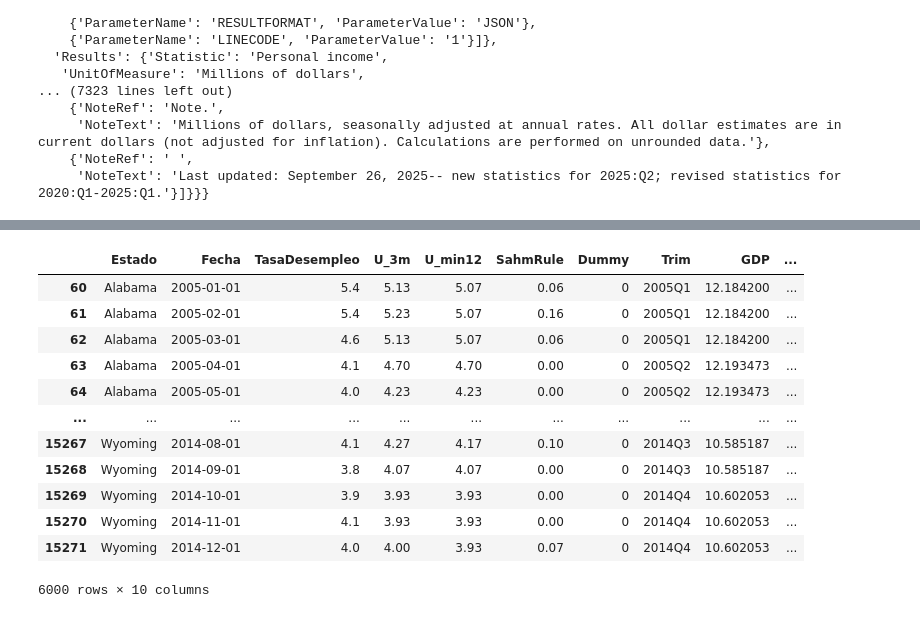
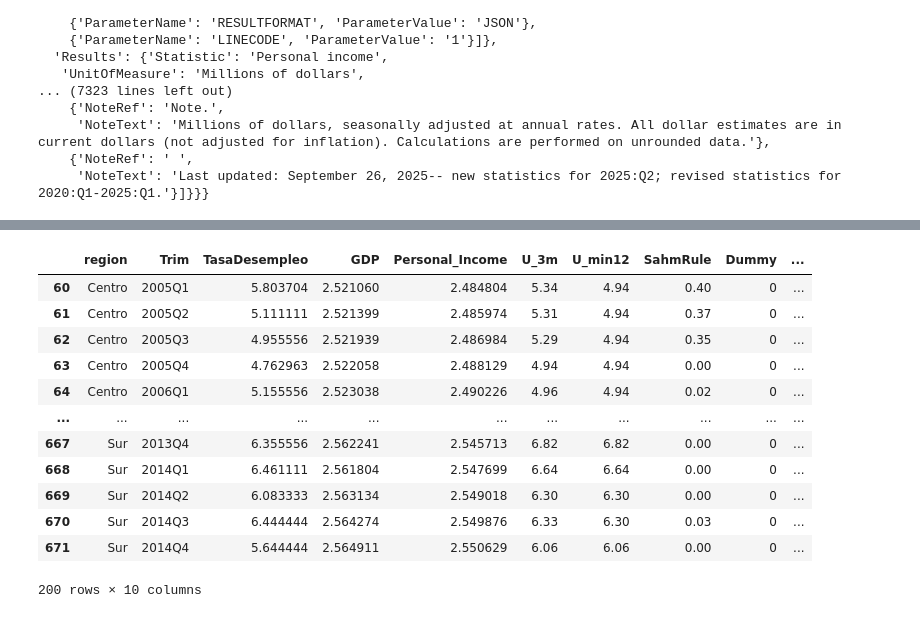
Before and after one commit to Jota-leals/Modelos, a Jupyter notebook: datos_cox.ipynb, the cells around one changed output, grey strips where cells are left out. Saved outputs shown, nothing was run; the diff lists cells and outputs as text; code cells hidden in the pictures.

```diff
--- a/datos_cox.ipynb
+++ b/datos_cox.ipynb
@@ -84,9 +85,10 @@ registros = []
 series = list(estados.values())
 
 for start, end in rangos:
-    for i in range(0, len(series), 25):  # La API solo acepta 25 series por consulta
+    for i in range(0, len(series), 25):
         bloque = series[i:i+25]
         payload = {
+            "registrationKey": bls_api,
             "seriesid": bloque,
             "startyear": str(start),
             "endyear": str(end)
@@ -114,10 +116,6 @@ df = df.sort_values(["Estado", "Fecha"]).reset_index(drop=True)
 df = df[df['Estado'] != 'New York city']
 df = df[df['Estado'] != 'Los Angeles County']
 df = df[['Estado','Fecha','TasaDesempleo']]
-df['U_3m'] = df.groupby('Estado')['TasaDesempleo'].transform(lambda x: x.rolling(3, min_periods = 3).mean().round(2))
-df['U_min12']= df.groupby('Estado')['U_3m'].transform(lambda x: x.rolling(12, min_periods = 12).min().round(2))
-df['SahmRule'] = (df['U_3m']-df['U_min12']).round(2)
-df['Dummy'] = (df['SahmRule'] >=0.5).astype(int)
 df['Trim'] = df['Fecha'].dt.to_period('Q').astype(str)
 df
 # %% [output]
@@ -360,0 +399,5 @@ base_cox = pd.merge(
+# %%
+base_cox['Abr'] = base_cox['Estado'].map(state_abbr)
+base_cox['region'] = base_cox['Abr'].map(state_region_map)
+base_cox =  base_cox.groupby(["region", "Trim"])[['TasaDesempleo',"GDP", "Personal_Income"]].mean().reset_index()
+base_cox
@@ -360,0 +418,6 @@ base_cox = pd.merge(
+# %%
+base_cox['U_3m'] = base_cox.groupby('region')['TasaDesempleo'].transform(lambda x: x.rolling(3, min_periods = 3).mean().round(2))
+base_cox['U_min12']= base_cox.groupby('region')['U_3m'].transform(lambda x: x.rolling(12, min_periods = 12).min().round(2))
+base_cox['SahmRule'] = (base_cox['U_3m']-base_cox['U_min12']).round(2)
+base_cox['Dummy'] = (base_cox['SahmRule'] >=0.5).astype(int)
+base_cox
@@ -377,21 +454,21 @@ base_cox
 # %%
 base_cox = base_cox[base_cox['Trim']>='2005-01-01']
 base_cox = base_cox[base_cox['Trim']<'2015-01-01']
 base_cox['GDP'] = np.log(base_cox['GDP'])
 base_cox['Personal_Income']=np.log(base_cox['Personal_Income'])
-base_cox = base_cox[['Estado','Fecha','TasaDesempleo']]
+base_cox['Fecha'] = pd.PeriodIndex(base_cox['Trim'], freq='Q').to_timestamp()
 base_cox
 # %% [output]
-|  | Estado | Fecha | TasaDesempleo | U_3m | U_min12 | SahmRule | Dummy | Trim | GDP | ... |
-| 60 | Alabama | 2005-01-01 | 5.4 | 5.13 | 5.07 | 0.06 | 0 | 2005Q1 | 12.184200 | ... |
-| 61 | Alabama | 2005-02-01 | 5.4 | 5.23 | 5.07 | 0.16 | 0 | 2005Q1 | 12.184200 | ... |
-| 62 | Alabama | 2005-03-01 | 4.6 | 5.13 | 5.07 | 0.06 | 0 | 2005Q1 | 12.184200 | ... |
-| 63 | Alabama | 2005-04-01 | 4.1 | 4.70 | 4.70 | 0.00 | 0 | 2005Q2 | 12.193473 | ... |
-| 64 | Alabama | 2005-05-01 | 4.0 | 4.23 | 4.23 | 0.00 | 0 | 2005Q2 | 12.193473 | ... |
+|  | region | Trim | TasaDesempleo | GDP | Personal_Income | U_3m | U_min12 | SahmRule | Dummy | ... |
+| 60 | Centro | 2005Q1 | 5.803704 | 2.521060 | 2.484804 | 5.34 | 4.94 | 0.40 | 0 | ... |
+| 61 | Centro | 2005Q2 | 5.111111 | 2.521399 | 2.485974 | 5.31 | 4.94 | 0.37 | 0 | ... |
+| 62 | Centro | 2005Q3 | 4.955556 | 2.521939 | 2.486984 | 5.29 | 4.94 | 0.35 | 0 | ... |
+| 63 | Centro | 2005Q4 | 4.762963 | 2.522058 | 2.488129 | 4.94 | 4.94 | 0.00 | 0 | ... |
+| 64 | Centro | 2006Q1 | 5.155556 | 2.523038 | 2.490226 | 4.96 | 4.94 | 0.02 | 0 | ... |
 | ... | ... | ... | ... | ... | ... | ... | ... | ... | ... | ... |
-| 15267 | Wyoming | 2014-08-01 | 4.1 | 4.27 | 4.17 | 0.10 | 0 | 2014Q3 | 10.585187 | ... |
-| 15268 | Wyoming | 2014-09-01 | 3.8 | 4.07 | 4.07 | 0.00 | 0 | 2014Q3 | 10.585187 | ... |
-| 15269 | Wyoming | 2014-10-01 | 3.9 | 3.93 | 3.93 | 0.00 | 0 | 2014Q4 | 10.602053 | ... |
-| 15270 | Wyoming | 2014-11-01 | 4.1 | 3.93 | 3.93 | 0.00 | 0 | 2014Q4 | 10.602053 | ... |
-| 15271 | Wyoming | 2014-12-01 | 4.0 | 4.00 | 3.93 | 0.07 | 0 | 2014Q4 | 10.602053 | ... |
+| 667 | Sur | 2013Q4 | 6.355556 | 2.562241 | 2.545713 | 6.82 | 6.82 | 0.00 | 0 | ... |
+| 668 | Sur | 2014Q1 | 6.461111 | 2.561804 | 2.547699 | 6.64 | 6.64 | 0.00 | 0 | ... |
+| 669 | Sur | 2014Q2 | 6.083333 | 2.563134 | 2.549018 | 6.30 | 6.30 | 0.00 | 0 | ... |
+| 670 | Sur | 2014Q3 | 6.444444 | 2.564274 | 2.549876 | 6.33 | 6.30 | 0.03 | 0 | ... |
+| 671 | Sur | 2014Q4 | 5.644444 | 2.564911 | 2.550629 | 6.06 | 6.06 | 0.00 | 0 | ... |
-6000 rows × 10 columns
+200 rows × 10 columns
```
Also changed, not shown: parts of 12 cells of this notebook, 1 other file.
